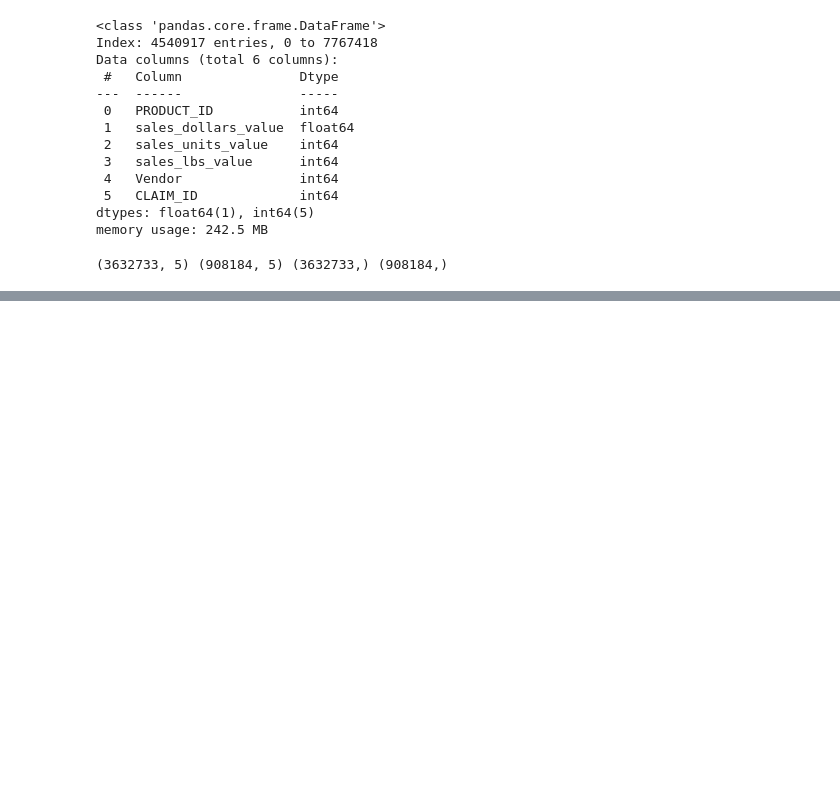
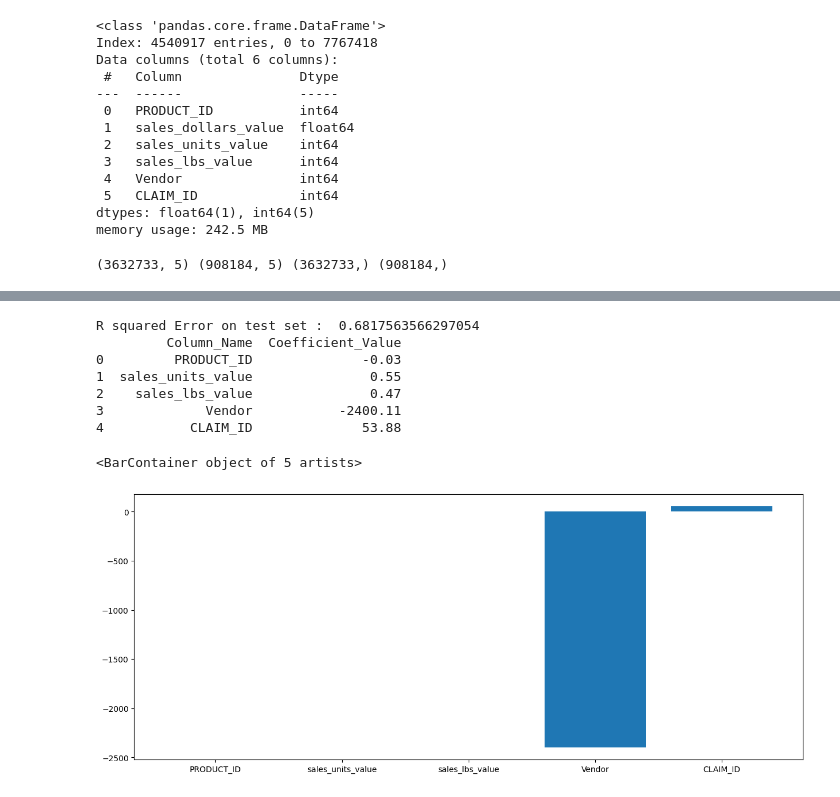
Before and after one commit to karthikeya-1508/ML_prac_files, a Jupyter notebook: Regression_Projects/Sales_project/sales_project.ipynb, the cells around one changed output, grey strips where cells are left out. Saved outputs shown, nothing was run; the diff lists cells and outputs as text; code cells hidden in the pictures; blank space fills up the shorter version.

```diff
--- a/Regression_Projects/Sales_project/sales_project.ipynb
+++ b/Regression_Projects/Sales_project/sales_project.ipynb
@@ -885,0 +1083,30 @@ np.float64(12953308766.80522)
+# %%
+from sklearn.linear_model import Ridge
+
+RidgeRegressor = Ridge(alpha = 0.5)
+RidgeRegressor.fit(X_train,y_train)
+y_predicted_ridge = RidgeRegressor.predict(X_test)
+
+R_squared = r2_score(y_predicted_ridge,y_test)
+print("R squared Error on test set : ", R_squared)
+
+
+# Putting together the coefficient and their corresponding variable names
+coefficient_df = pd.DataFrame()
+coefficient_df["Column_Name"] = X_train.columns
+coefficient_df['Coefficient_Value'] = pd.Series(RidgeRegressor.coef_)
+print(coefficient_df.head(15))
+
+plt.rcParams["figure.figsize"] = (15,6)
+
+plt.bar(coefficient_df["Column_Name"],coefficient_df["Coefficient_Value"])
+# %% [output]
+R squared Error on test set :  0.6817563566297054
+         Column_Name  Coefficient_Value
+0         PRODUCT_ID              -0.03
+1  sales_units_value               0.55
+2    sales_lbs_value               0.47
+3             Vendor           -2400.11
+4           CLAIM_ID              53.88
+<BarContainer object of 5 artists>
+[figure, added]
```
Also changed, not shown: parts of 24 cells of this notebook.
